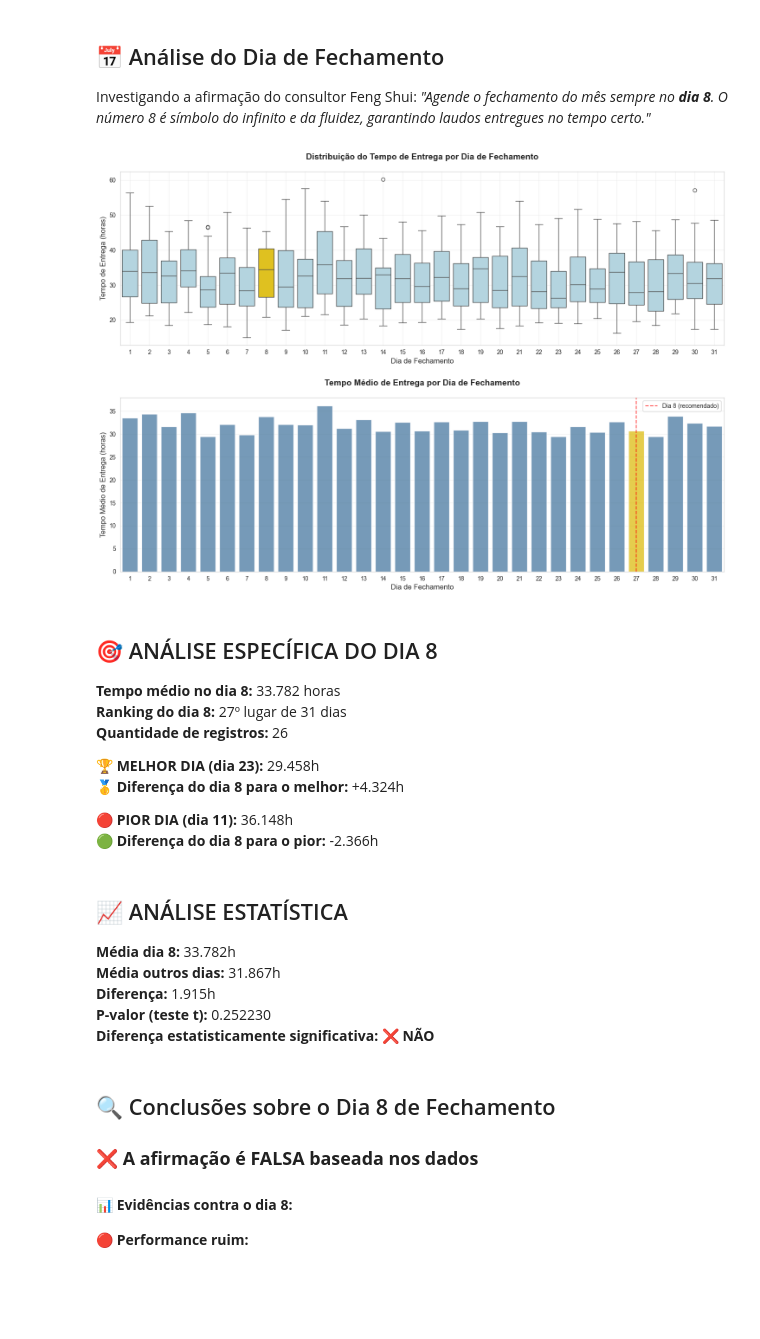
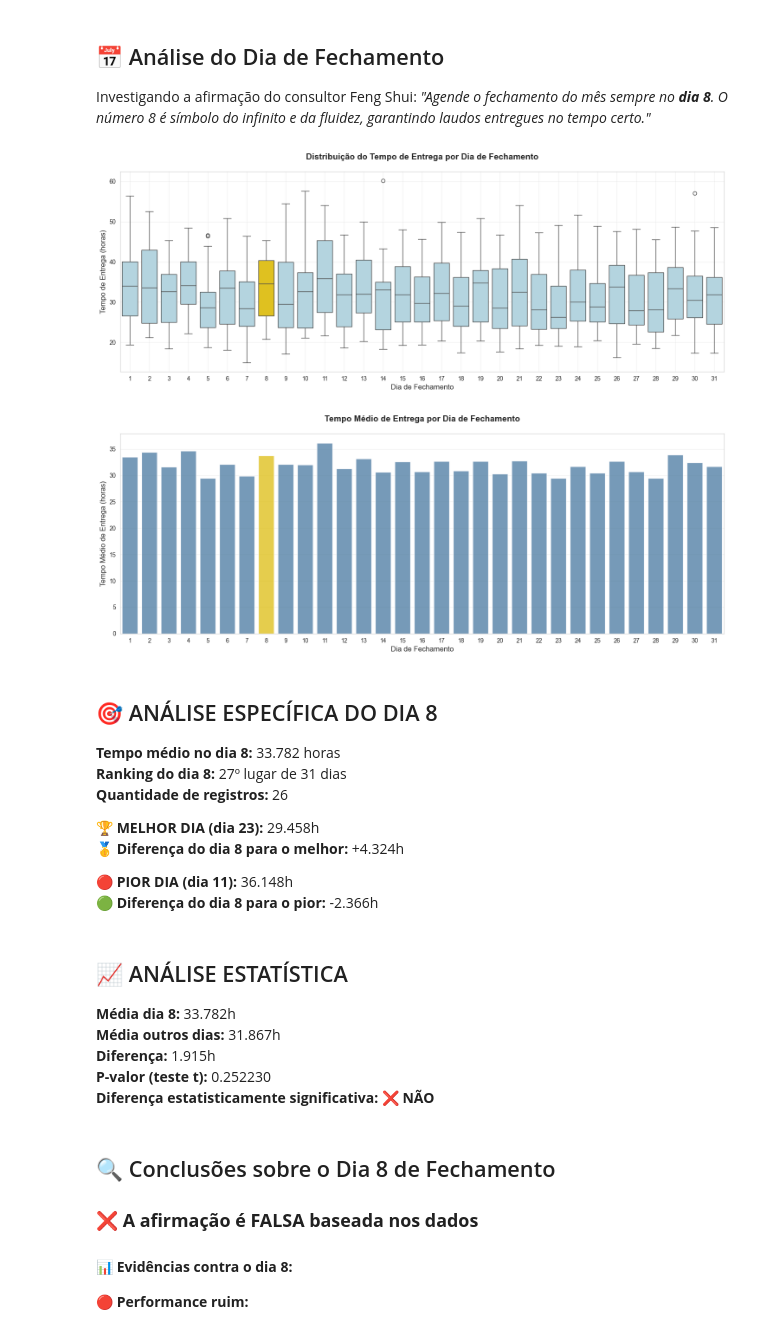
Before and after one commit to Asteriuz/challenge3-data_science, a Jupyter notebook: main.ipynb, the cells around one changed output. Drawn from its saved outputs; the diff is of its cells as text; code cells hidden in the pictures; blank space fills up the shorter version.

```diff
--- a/main.ipynb
+++ b/main.ipynb
@@ -637,12 +675,9 @@ dia_8_stats = fechamento_stats.loc[8] if 8 in fechamento_stats.index else None
 melhor_dia = fechamento_stats.index[0]
 pior_dia = fechamento_stats.index[-1]
 
-plt.figure(figsize=(18, 12))
+plt.figure(figsize=(18, 6))
 
-plt.subplot(2, 1, 1)
-plt.subplots_adjust(hspace=0.3)
 dias_ordenados = sorted(df_dasa_formatted["dia_fechamento"].unique())
-
 df_boxplot = df_dasa_formatted.copy()
 df_boxplot["highlight_dia8"] = df_boxplot["dia_fechamento"] == 8
 
@@ -666,11 +701,12 @@ plt.ylabel("Tempo de Entrega (horas)", fontsize=12)
 plt.grid(True, alpha=0.3)
 
 plt.savefig("imgs/boxplot_tempo_entrega_por_dia.png", bbox_inches="tight")
+plt.show()
 
-plt.subplot(2, 1, 2)
-cores = ["gold" if dia == 8 else "steelblue" for dia in fechamento_stats.index]
+plt.figure(figsize=(18, 6))
+cores = ["gold" if dia == 8 else "steelblue" for dia in fechamento_stats.index.sort_values()]
 
-ax = sns.barplot(
+sns.barplot(
     x=fechamento_stats.index,
     y=fechamento_stats["mean"],
     hue=fechamento_stats.index,
@@ -689,16 +725,8 @@ plt.xlabel("Dia de Fechamento", fontsize=12)
 plt.ylabel("Tempo Médio de Entrega (horas)", fontsize=12)
 plt.grid(True, alpha=0.3, axis="y")
 
-if 8 in fechamento_stats.index:
-    dia_8_pos = list(fechamento_stats.index).index(8)
-    plt.axvline(
-        x=dia_8_pos, color="red", linestyle="--", alpha=0.7, label="Dia 8 (recomendado)"
-    )
-    plt.legend()
-
 
 plt.savefig("imgs/barplot_tempo_medio_por_dia.png", bbox_inches="tight")
-
 plt.show()
 
 
@@ -720,34 +748,35 @@ if dia_8_stats is not None:
 
     markdown_output += f"🔴 **PIOR DIA (dia {pior_dia}):** {fechamento_stats.loc[pior_dia, 'mean']:.3f}h  \n"
     markdown_output += f"🟢 **Diferença do dia 8 para o pior:** -{diferenca_pior:.3f}h  \n"
 else:
     markdown_output += "❌ **Não há dados para o dia 8 no dataset**\n"
 
 display(Markdown(markdown_output))
 
 tempo_dia_8 = df_dasa_formatted[df_dasa_formatted["dia_fechamento"] == 8][
     "tempo_entrega_resultado"
 ]
 tempo_outros_dias = df_dasa_formatted[df_dasa_formatted["dia_fechamento"] != 8][
     "tempo_entrega_resultado"
 ]
 
 markdown_output = "## 📈 ANÁLISE ESTATÍSTICA\n\n"
 
 if len(tempo_dia_8) > 0:
     t_stat, p_value = stats.ttest_ind(tempo_dia_8, tempo_outros_dias)
 
     significancia = "✅ **SIM**" if p_value < 0.05 else "❌ **NÃO**"
 
     markdown_output += f"**Média dia 8:** {tempo_dia_8.mean():.3f}h  \n"
     markdown_output += f"**Média outros dias:** {tempo_outros_dias.mean():.3f}h  \n"
     markdown_output += f"**Diferença:** {tempo_dia_8.mean() - tempo_outros_dias.mean():.3f}h  \n"
     markdown_output += f"**P-valor (teste t):** {p_value:.6f}  \n"
     markdown_output += f"**Diferença estatisticamente significativa:** {significancia}  \n"
 
 display(Markdown(markdown_output))
 # %% [output]
-[figure, old version]
+[figure, new version]
+[figure, added]
 ## 🎯 ANÁLISE ESPECÍFICA DO DIA 8
 
 **Tempo médio no dia 8:** 33.782 horas
```
Also changed, not shown: parts of 3 cells of this notebook, 5 other files.
